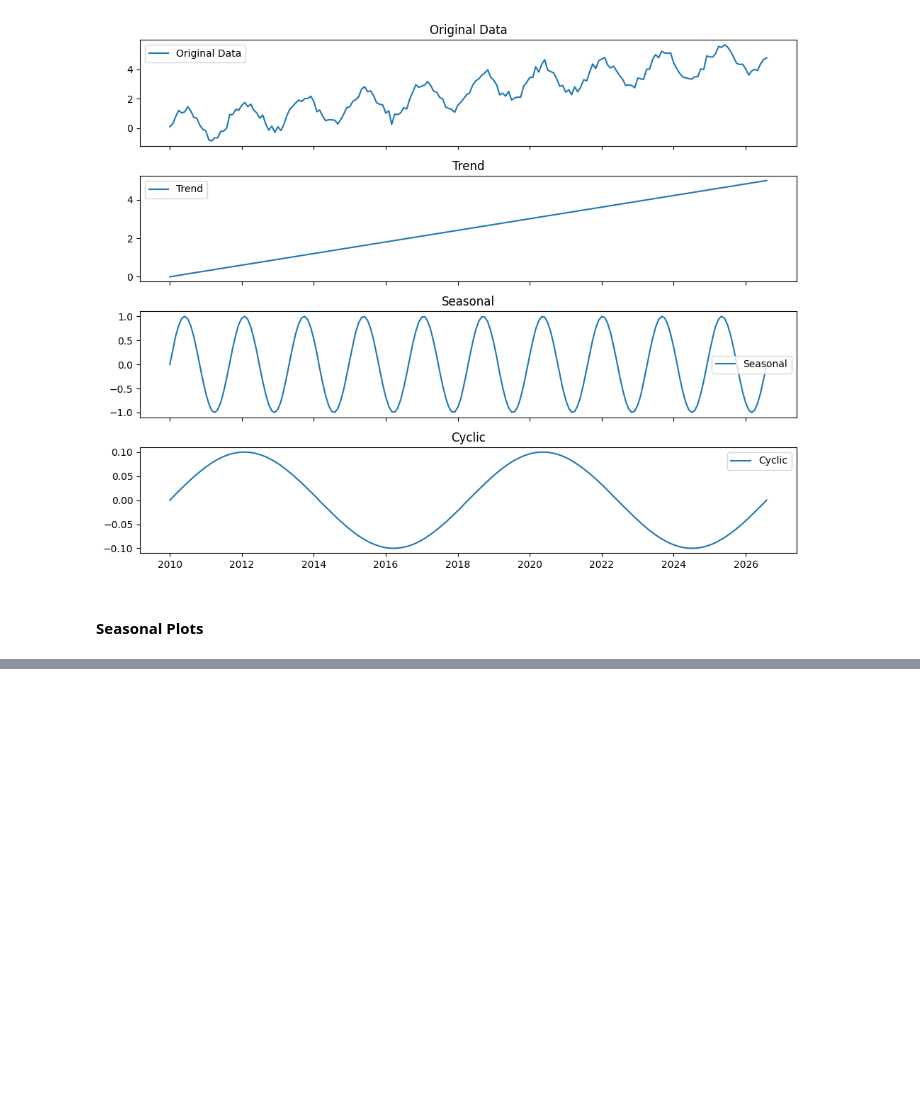
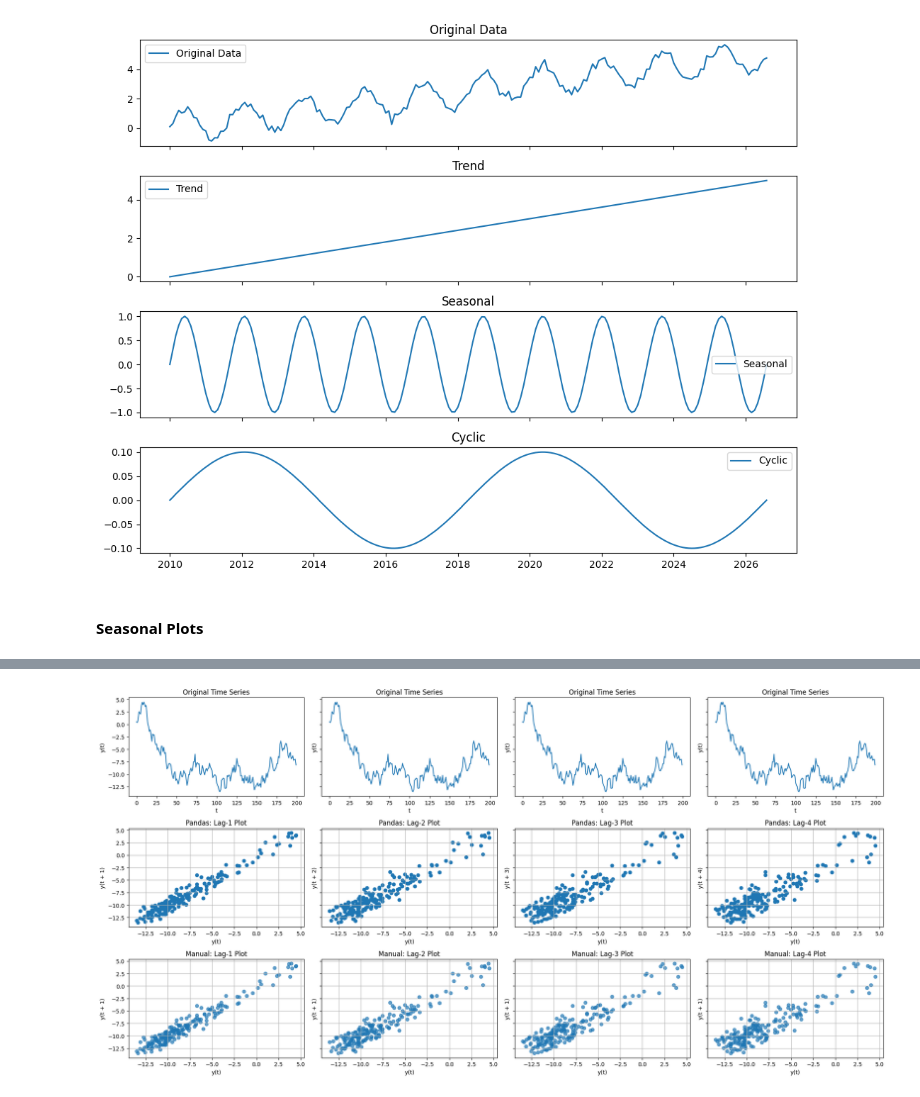
Before and after one commit to abhinandan1999/Learning, a Jupyter notebook: Time Series Forecasting/Time_Series_concept.ipynb, the cells around one changed output, grey strips where cells are left out. Saved outputs shown, nothing was run; the diff lists cells and outputs as text; code cells hidden in the pictures; blank space fills up the shorter version.

Commit message:
Update Learning of Time Series

```diff
--- a/Time Series Forecasting/Time_Series_concept.ipynb
+++ b/Time Series Forecasting/Time_Series_concept.ipynb
@@ -95,0 +206,45 @@ ValueError: Mime type rendering requires nbformat>=4.2.0 but it is not installed
+# %%
+import pandas as pd
+import numpy as np
+from pandas.plotting import lag_plot
+import matplotlib.pyplot as plt
+
+# Generate synthetic time series data
+np.random.seed(42)
+n_points = 200
+time_series = np.cumsum(np.random.normal(0, 1, n_points))  # Random walk
+
+# Create lag plots
+lags = [1, 2, 3, 4]
+fig, axs = plt.subplots(3, len(lags), figsize=(20, 10), sharey=True)
+
+for i, lag in enumerate(lags):
+
+    # Plot the Original data
+    axs[0, i].plot(time_series)
+    axs[0, i].set_xlabel("t")
+    axs[0, i].set_ylabel("y(t)")
+    axs[0, i].set_title("Original Time Series")
+
+    # Create Lag Plot using Pandas
+    lag_plot(pd.Series(time_series), lag=lag, ax=axs[1, i])
+    axs[1, i].set_title(f"Pandas: Lag-{lag} Plot")
+    axs[1, i].grid(True)
+
+    # Create Lag plot manually
+    x = time_series[:-lag]  # Original data y(t)
+    y = time_series[
+        lag:
+    ]  # Lead data y(t + 1): This is done from forecasting perspective, whether y(t) can forecast y(t + 1)
+
+    # Lag plots
+    axs[2, i].scatter(x, y, alpha=0.7)
+    axs[2, i].set_title(f"Manual: Lag-{lag} Plot")
+    axs[2, i].set_xlabel("y(t)")
+    axs[2, i].set_ylabel("y(t + 1)")
+    axs[2, i].grid(True)
+
+plt.tight_layout()
+plt.show()
+# %% [output]
+[figure, added]
```
Also changed, not shown: parts of 19 cells of this notebook.
